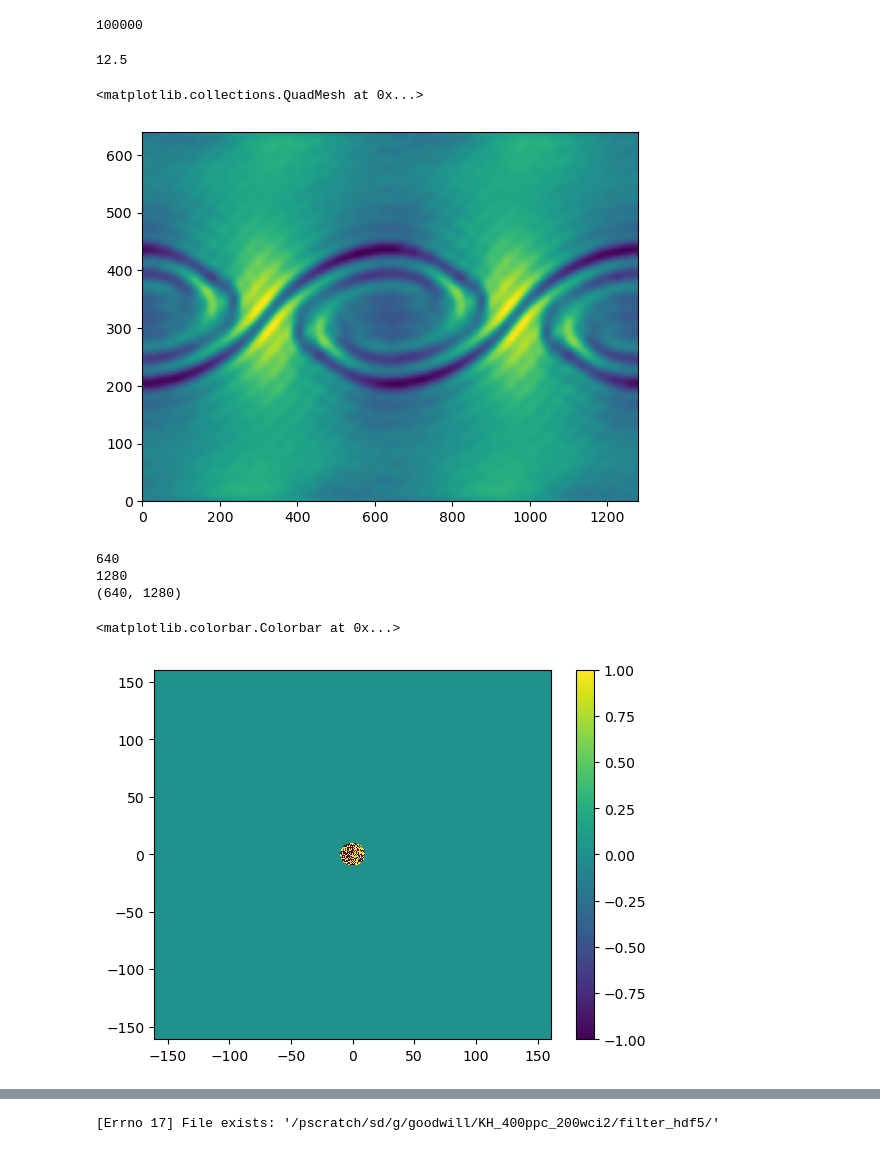
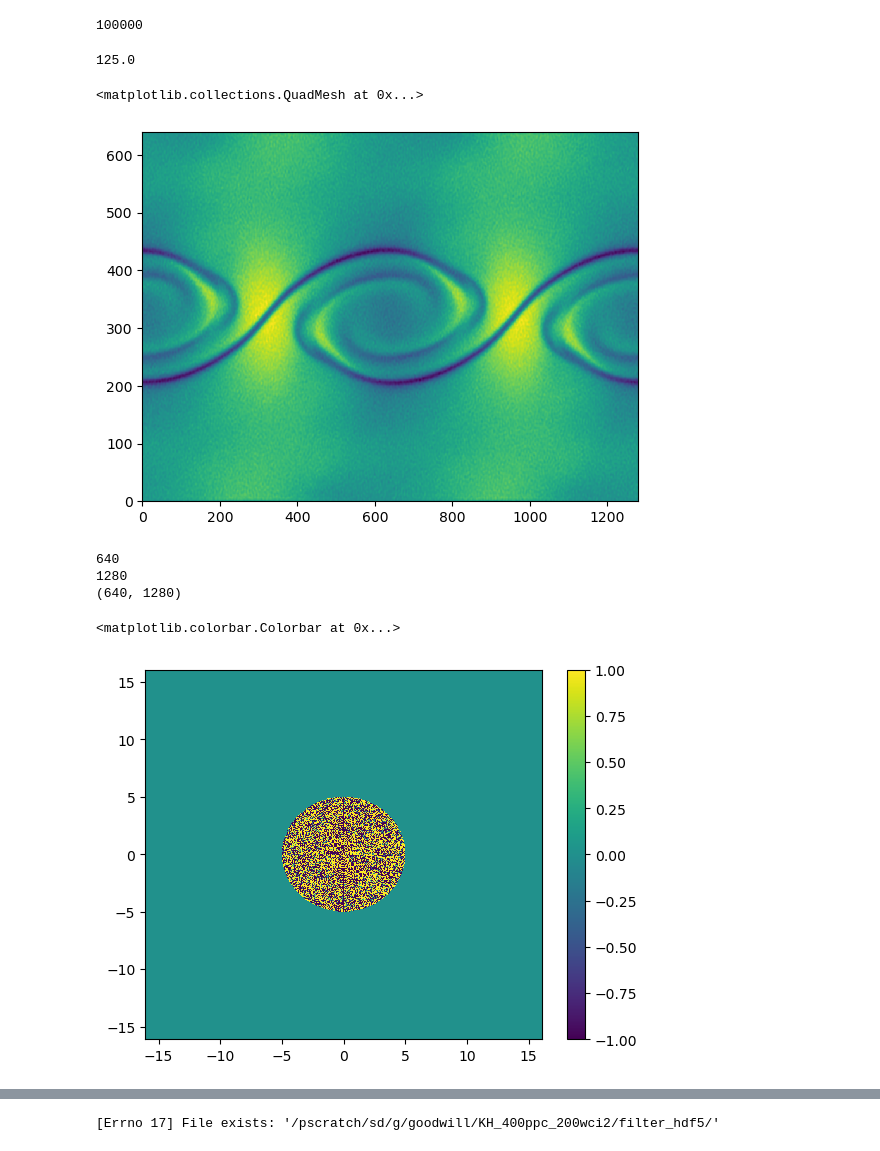
Before and after one commit to jgoodwill1/TurbPy, a Jupyter notebook: Analysis/Jupyter/hdf5_filter.ipynb, the cells around one changed output, grey strips where cells are left out. Cells and saved outputs as stored; diff of their text form; code cells hidden in the pictures.

```diff
--- a/Analysis/Jupyter/hdf5_filter.ipynb
+++ b/Analysis/Jupyter/hdf5_filter.ipynb
@@ -23,8 +23,8 @@ en_out = tb.read_energies(dirs) /(info['Lx/de'] * info['Ly/de'] * info['Lz/de'])
 twci_out = np.linspace(0, times[-1] * info['dt*wci'], len(en_out['EM']))
 twci = np.linspace(0, times[-1] * info['dt*wci'], len(times))
 
-lx = info['Lx/di']
-ly = info['Ly/di']
+lx = info['Lx/de']
+ly = info['Ly/de']
 nx = int(info['nx'])
 ny = int(info['ny'])
 
@@ -50,13 +50,13 @@ def kfilter(ar,kf , lx = 2 * np.pi, ly = 2 * np.pi):
 # %%
 print(lx)
 # %% [output]
-12.5
+125.0
 # %%
-kx, ky, fbx, bx = kfilter(ds['cbz'], 10, lx = lx, ly = ly)
+kx, ky, fbx, bx = kfilter(ds['cbz'], 5, lx = lx, ly = ly)
 plt.pcolormesh(bx)
 # %% [output]
 <matplotlib.collections.QuadMesh at 0x...>
-[figure, old version]
+[figure, new version]
 # %%
 print(len(kx))
 print(len(ky))
@@ -70,7 +70,7 @@ plt.pcolormesh(ky, kx, np.real(fbx), vmin = -1, vmax = 1)
 plt.colorbar()
 # %% [output]
 <matplotlib.colorbar.Colorbar at 0x...>
-[figure, old version]
+[figure, new version]
 # %%
 plt.pcolormesh(bx)
 # %% [output]
```
Also changed, not shown: parts of 10 cells of this notebook, 10 other files.
